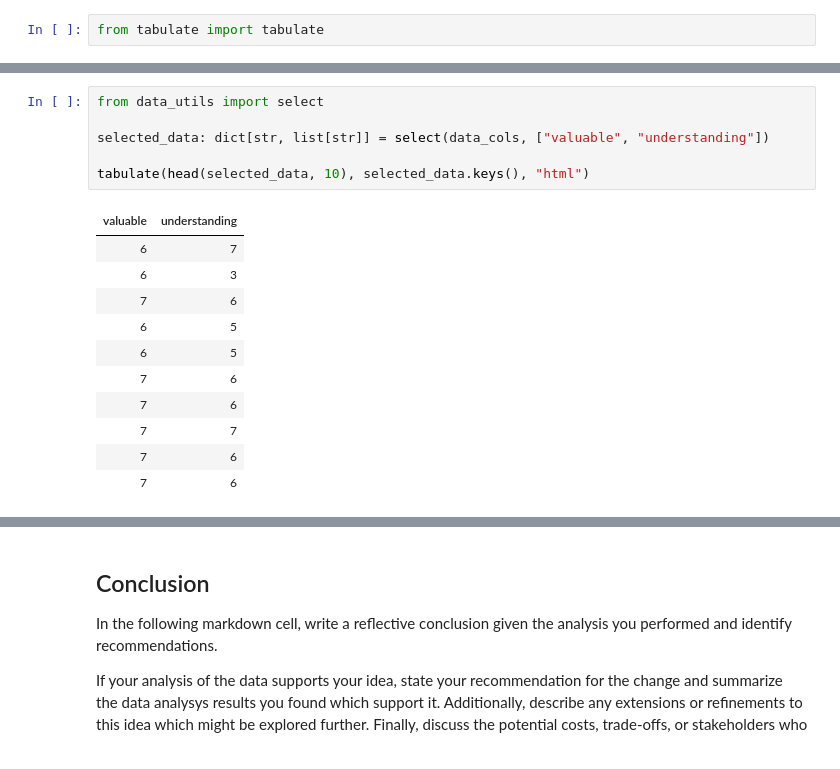
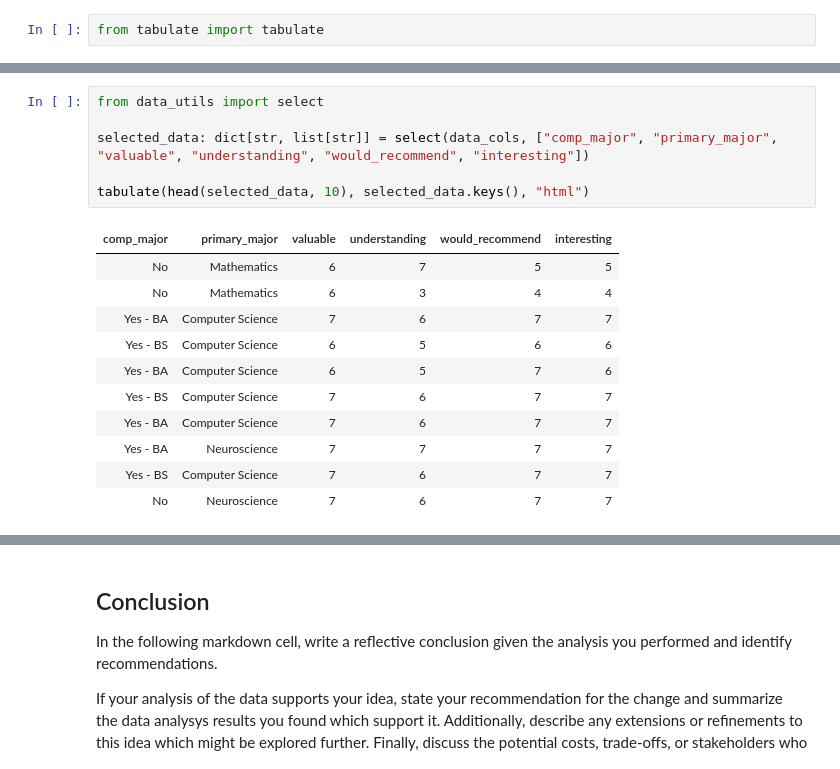
Before and after one commit to annyaa/comp110-22s-workspace, a Jupyter notebook: exercises/ex08/analysis.ipynb, the cells around one changed output, grey strips where cells are left out. Saved outputs shown, nothing was run; the diff lists cells and outputs as text.

```diff
--- a/exercises/ex08/analysis.ipynb
+++ b/exercises/ex08/analysis.ipynb
@@ -193,18 +199,18 @@ I am implementing the select function below. The purpose of this is to enable me
 # %%
 from data_utils import select
 
-selected_data: dict[str, list[str]] = select(data_cols, ["valuable", "understanding"])
+selected_data: dict[str, list[str]] = select(data_cols, ["comp_major", "primary_major", "valuable", "understanding", "would_recommend", "interesting"])
 
 tabulate(head(selected_data, 10), selected_data.keys(), "html")
 # %% [output]
-| valuable | understanding |
-| 6 | 7 |
-| 6 | 3 |
-| 7 | 6 |
-| 6 | 5 |
-| 6 | 5 |
-| 7 | 6 |
-| 7 | 6 |
-| 7 | 7 |
-| 7 | 6 |
-| 7 | 6 |
+| comp_major | primary_major | valuable | understanding | would_recommend | interesting |
+| No | Mathematics | 6 | 7 | 5 | 5 |
+| No | Mathematics | 6 | 3 | 4 | 4 |
+| Yes - BA | Computer Science | 7 | 6 | 7 | 7 |
+| Yes - BS | Computer Science | 6 | 5 | 6 | 6 |
+| Yes - BA | Computer Science | 6 | 5 | 7 | 6 |
+| Yes - BS | Computer Science | 7 | 6 | 7 | 7 |
+| Yes - BA | Computer Science | 7 | 6 | 7 | 7 |
+| Yes - BA | Neuroscience | 7 | 7 | 7 | 7 |
+| Yes - BS | Computer Science | 7 | 6 | 7 | 7 |
+| No | Neuroscience | 7 | 6 | 7 | 7 |
```
Also changed, not shown: parts of 23 cells of this notebook, 1 other file.
